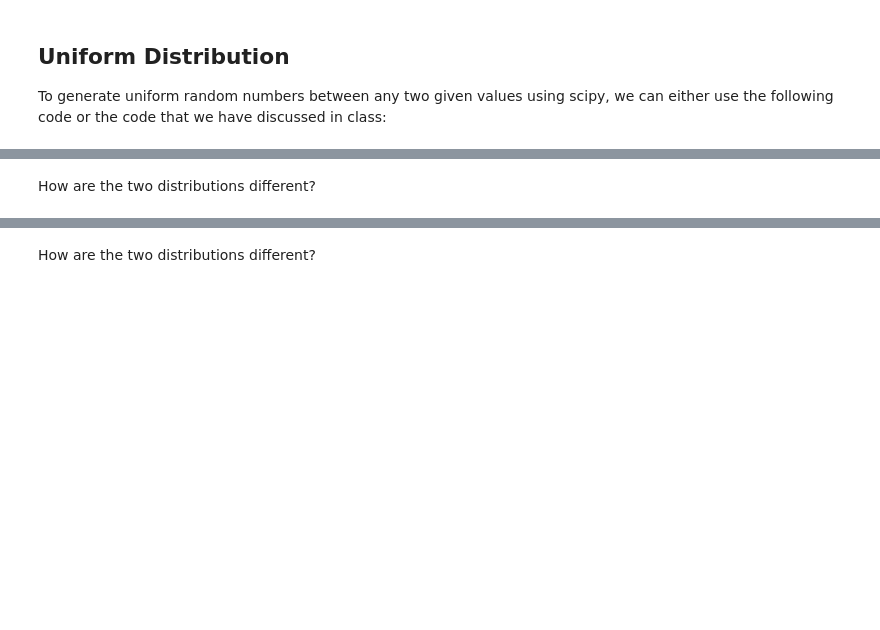
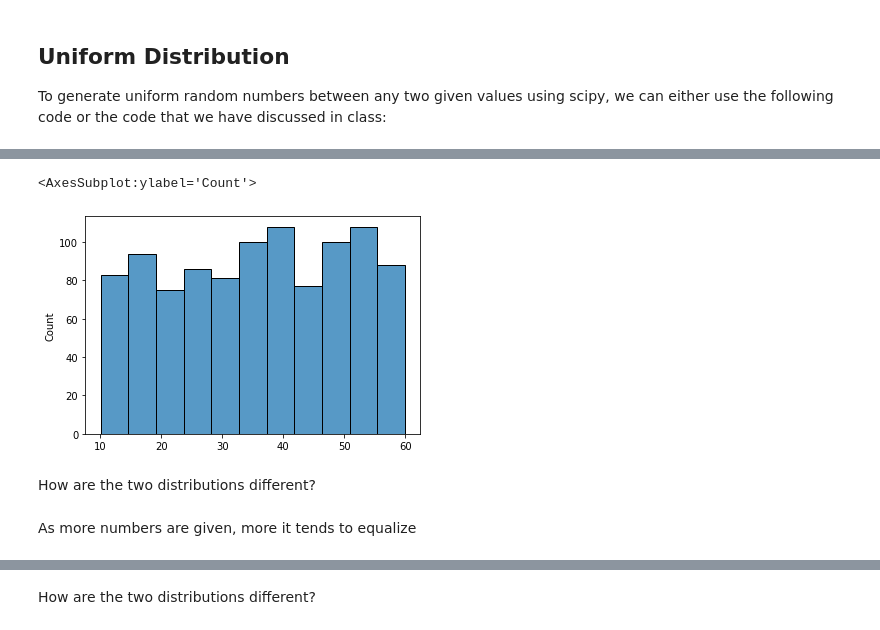
Before and after one commit to Ironhack-Data-Madrid-Marzo-2021/lab-continuous-probability-distribution, a Jupyter notebook: your-code/main.ipynb, the cells around one changed output, grey strips where cells are left out. Cells and saved outputs as stored; diff of their text form; code cells hidden in the pictures; blank space fills up the shorter version.

```diff
--- a/your-code/main.ipynb
+++ b/your-code/main.ipynb
@@ -50,2 +65,7 @@ Your output should look like below:
+# %%
+sns.histplot(x = random_2)
+# %% [output]
+<AxesSubplot:ylabel='Count'>
+[figure, added]
 # %% [markdown]
 How are the two distributions different?
@@ -54,3 +72,5 @@ How are the two distributions different?
+# %% [markdown]
+As more numbers are given, more it tends to equalize
 # %% [markdown]
 ## Normal Distribution
 
```
Also changed, not shown: parts of 33 cells of this notebook.
